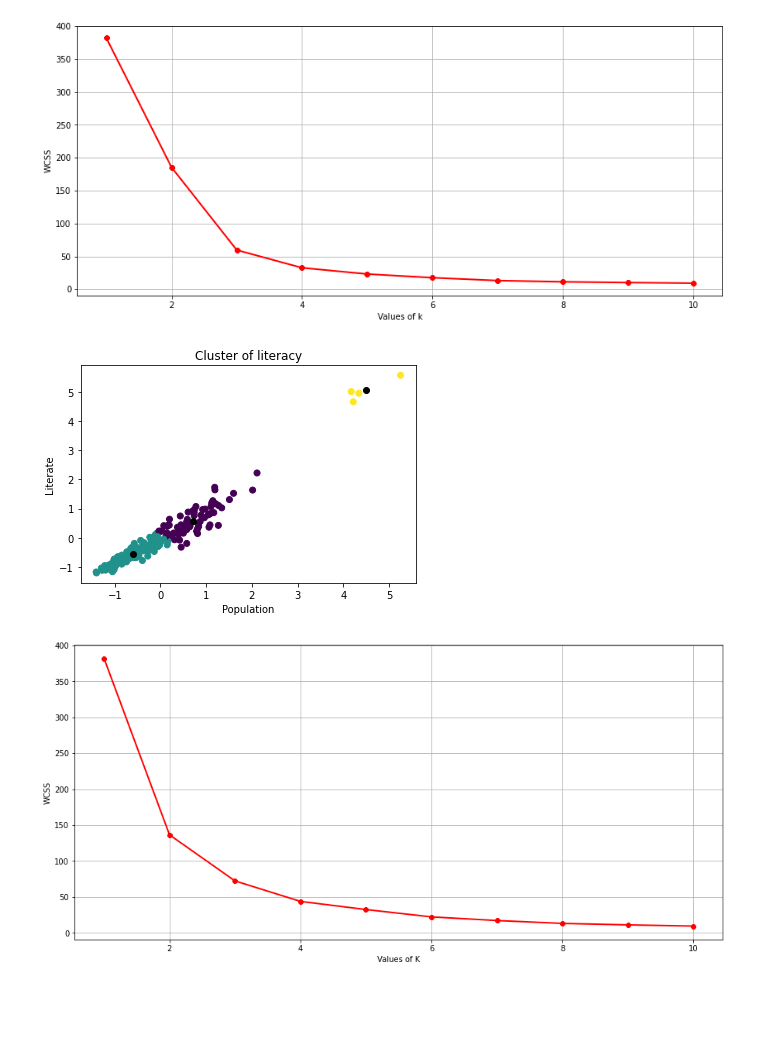
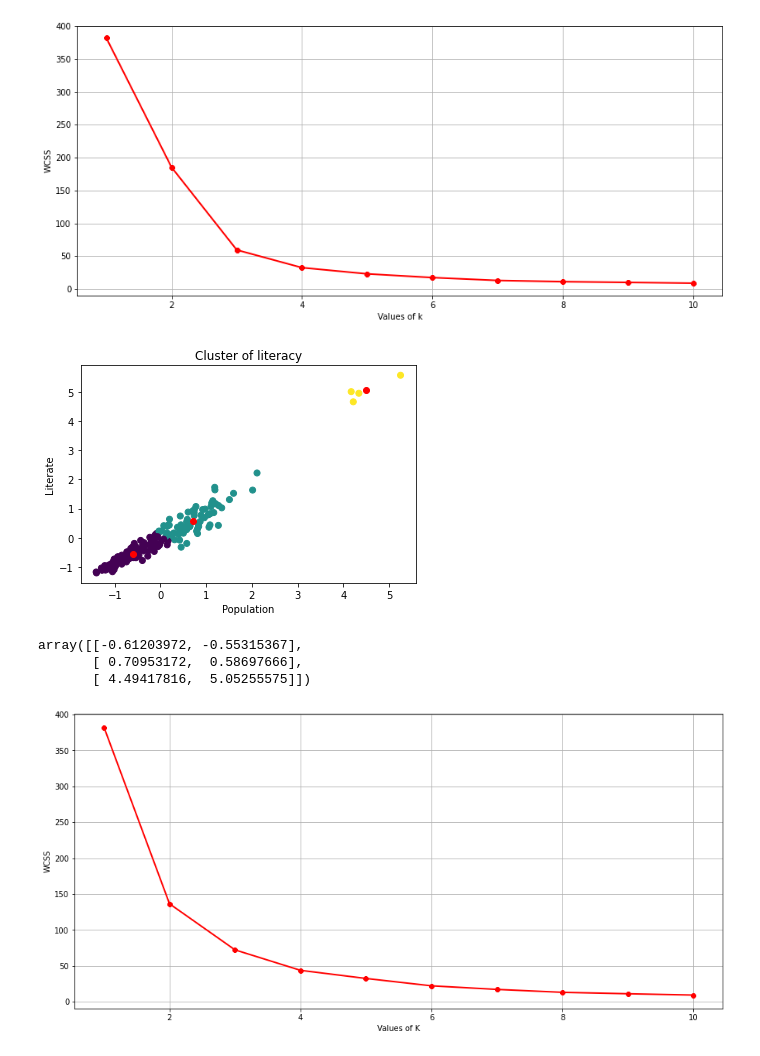
Before and after one commit to TheMonarch00/Ed-Tech-Market-Segmentation, a Jupyter notebook: MarketSegmentation.ipynb, the cells around one changed output. Cells and saved outputs as stored; diff of their text form; code cells hidden in the pictures; blank space fills up the shorter version.

```diff
--- a/MarketSegmentation.ipynb
+++ b/MarketSegmentation.ipynb
@@ -321,13 +320,19 @@ kmeans=KMeans(n_clusters= 3)
 data['label1']=kmeans.fit_predict(X)
 # %%
 plt.scatter(X[:,0],X[:,1],c=kmeans.labels_)
-plt.scatter(kmeans.cluster_centers_[:,0],kmeans.cluster_centers_[:,1],color='black')
+plt.scatter(kmeans.cluster_centers_[:,0],kmeans.cluster_centers_[:,1],color='red')
 plt.title('Cluster of literacy')
 plt.xlabel('Population')
 plt.ylabel('Literate')
 plt.show()
 # %% [output]
-[figure, old version]
+[figure, new version]
+# %%
+kmeans.cluster_centers_
+# %% [output]
+array([[-0.61203972, -0.55315367],
+       [ 0.70953172,  0.58697666],
+       [ 4.49417816,  5.05255575]])
 # %%
 X=segmentation.loc[:,["Households_with_Internet","Literate"]].values
 from sklearn.cluster import KMeans
```
Also changed, not shown: parts of 14 cells of this notebook.
